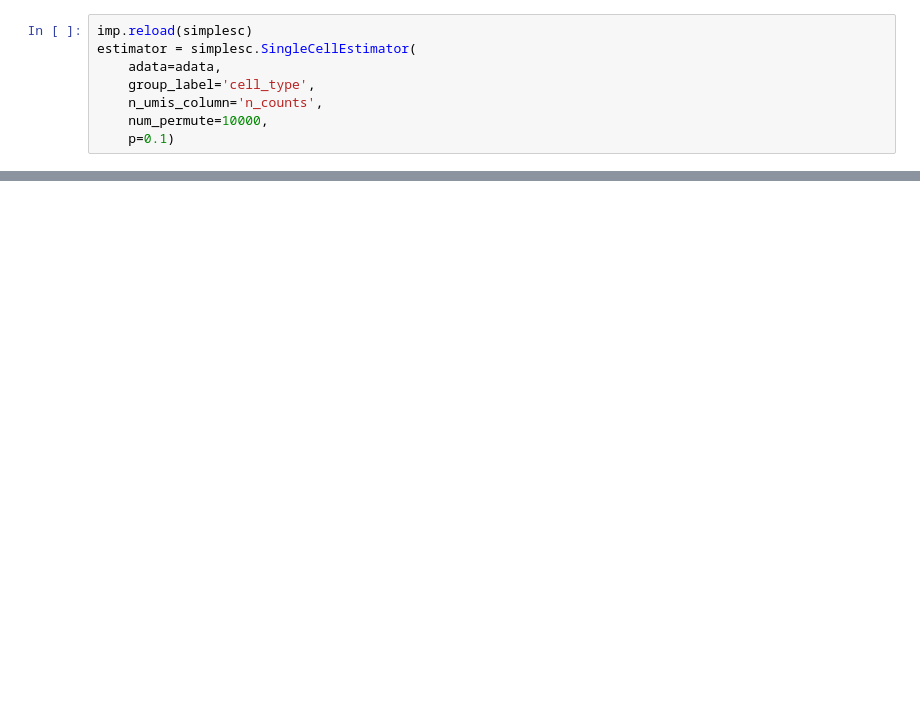
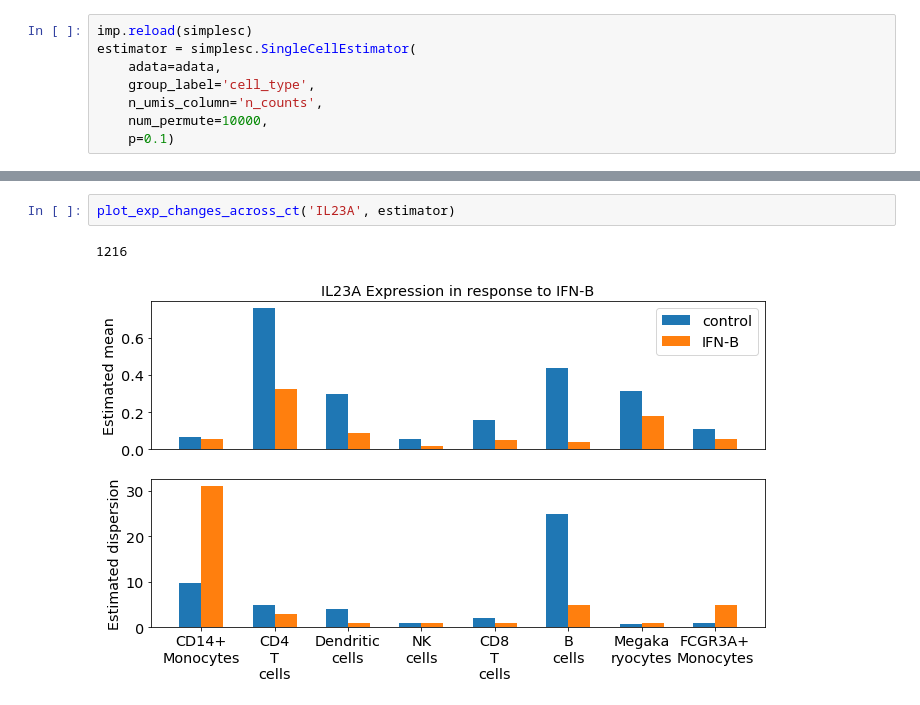
Before and after one commit to yelabucsf/scrna-parameter-estimation, a Jupyter notebook: examples/interferon_stimulation/interferon_stimulation_analysis.ipynb, the cells around one changed output, grey strips where cells are left out. Saved outputs shown, nothing was run; the diff lists cells and outputs as text; blank space fills up the shorter version.

```diff
--- a/examples/interferon_stimulation/interferon_stimulation_analysis.ipynb
+++ b/examples/interferon_stimulation/interferon_stimulation_analysis.ipynb
@@ -1154,0 +249,5 @@ Text(0.5,1,'Distribution of p-values for shuffled labels')
+# %%
+plot_exp_changes_across_ct('IL23A', estimator)
+# %% [output]
+1216
+[figure, added]
```
Also changed, not shown: parts of 193 cells of this notebook, 2 other files.
